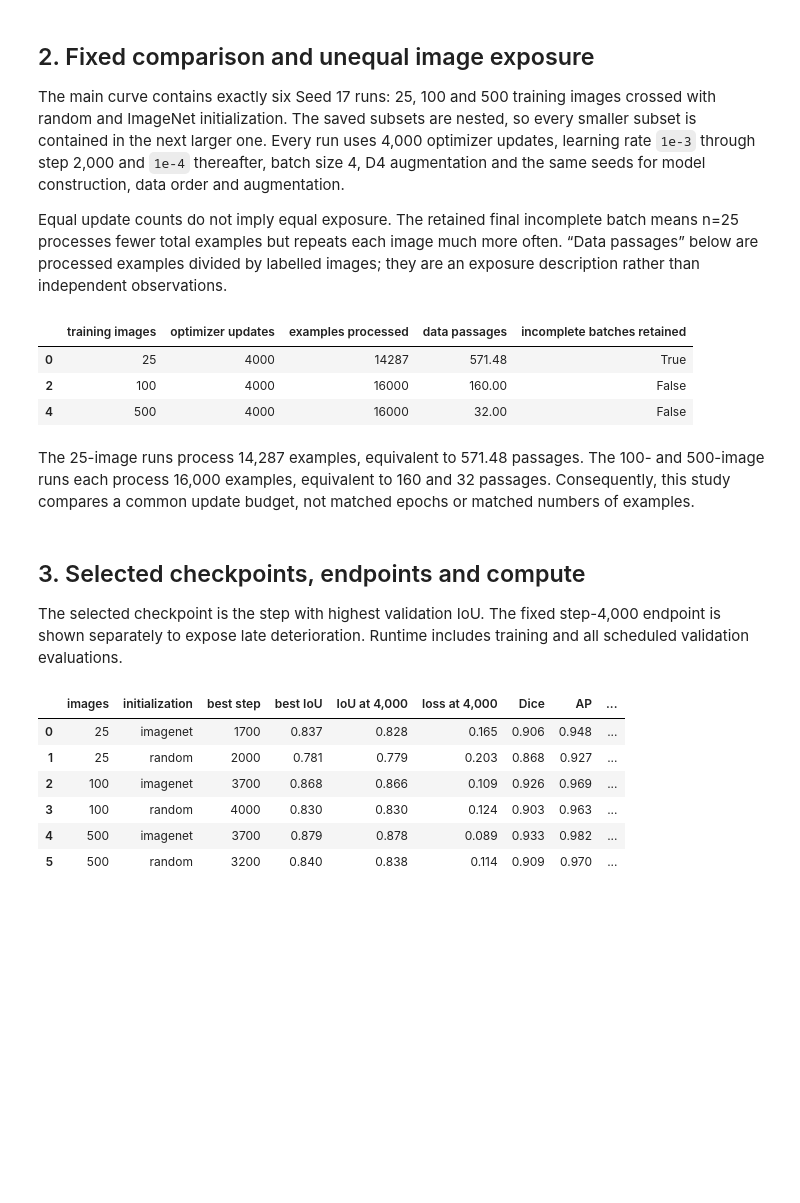
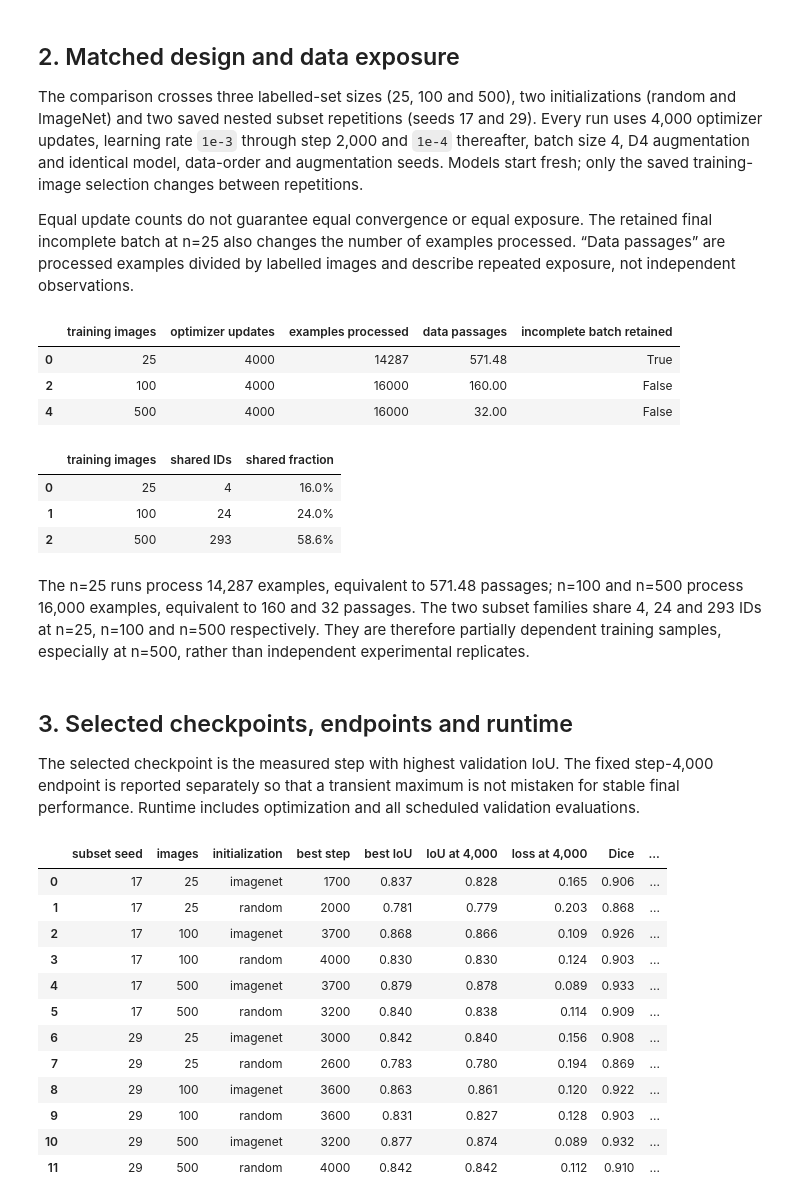
Before and after one commit to manuelmiddendorf/data-efficient-roof-segmentation, a Jupyter notebook: notebooks/04_data_efficiency.ipynb, the cells around one changed output. Cells and saved outputs as stored; diff of their text form; code cells hidden in the pictures; blank space fills up the shorter version.

```diff
--- a/notebooks/04_data_efficiency.ipynb
+++ b/notebooks/04_data_efficiency.ipynb
@@ -11,9 +11,9 @@ The primary metric is mean per-image roof intersection over union (IoU) at proba
 # %% [markdown]
-## 2. Fixed comparison and unequal image exposure
+## 2. Matched design and data exposure
 
-The main curve contains exactly six Seed 17 runs: 25, 100 and 500 training images crossed with random and ImageNet initialization. The saved subsets are nested, so every smaller subset is contained in the next larger one. Every run uses 4,000 optimizer updates, learning rate `1e-3` through step 2,000 and `1e-4` thereafter, batch size 4, D4 augmentation and the same seeds for model construction, data order and augmentation.
+The comparison crosses three labelled-set sizes (25, 100 and 500), two initializations (random and ImageNet) and two saved nested subset repetitions (seeds 17 and 29). Every run uses 4,000 optimizer updates, learning rate `1e-3` through step 2,000 and `1e-4` thereafter, batch size 4, D4 augmentation and identical model, data-order and augmentation seeds. Models start fresh; only the saved training-image selection changes between repetitions.
 
-Equal update counts do not imply equal exposure. The retained final incomplete batch means n=25 processes fewer total examples but repeats each image much more often. “Data passages” below are processed examples divided by labelled images; they are an exposure description rather than independent observations.
+Equal update counts do not guarantee equal convergence or equal exposure. The retained final incomplete batch at n=25 also changes the number of examples processed. “Data passages” are processed examples divided by labelled images and describe repeated exposure, not independent observations.
 # %%
 from pathlib import Path
 
@@ -31,40 +33,54 @@ exposure = (RESULTS[[
 display(exposure.rename(columns={
     'training_size': 'training images', 'updates': 'optimizer updates',
     'examples_processed': 'examples processed', 'data_passages': 'data passages',
-    'incomplete_batches_retained': 'incomplete batches retained',
+    'incomplete_batches_retained': 'incomplete batch retained',
 }).style.format({'data passages': '{:.2f}'}))
+display(OVERLAP.rename(columns={
+    'training_size': 'training images', 'shared_training_ids': 'shared IDs',
+    'share_of_each_subset': 'shared fraction',
+}).style.format({'shared fraction': '{:.1%}'}))
 # %% [output]
-|  | training images | optimizer updates | examples processed | data passages | incomplete batches retained |
+|  | training images | optimizer updates | examples processed | data passages | incomplete batch retained |
 | 0 | 25 | 4000 | 14287 | 571.48 | True |
 | 2 | 100 | 4000 | 16000 | 160.00 | False |
 | 4 | 500 | 4000 | 16000 | 32.00 | False |
+|  | training images | shared IDs | shared fraction |
+| 0 | 25 | 4 | 16.0% |
+| 1 | 100 | 24 | 24.0% |
+| 2 | 500 | 293 | 58.6% |
 # %% [markdown]
-The 25-image runs process 14,287 examples, equivalent to 571.48 passages. The 100- and 500-image runs each process 16,000 examples, equivalent to 160 and 32 passages. Consequently, this study compares a common update budget, not matched epochs or matched numbers of examples.
+The n=25 runs process 14,287 examples, equivalent to 571.48 passages; n=100 and n=500 process 16,000 examples, equivalent to 160 and 32 passages. The two subset families share 4, 24 and 293 IDs at n=25, n=100 and n=500 respectively. They are therefore partially dependent training samples, especially at n=500, rather than independent experimental replicates.
 # %% [markdown]
-## 3. Selected checkpoints, endpoints and compute
+## 3. Selected checkpoints, endpoints and runtime
 
-The selected checkpoint is the step with highest validation IoU. The fixed step-4,000 endpoint is shown separately to expose late deterioration. Runtime includes training and all scheduled validation evaluations.
+The selected checkpoint is the measured step with highest validation IoU. The fixed step-4,000 endpoint is reported separately so that a transient maximum is not mistaken for stable final performance. Runtime includes optimization and all scheduled validation evaluations.
 # %%
 result_columns = {
-    'training_size': 'images', 'initialization': 'initialization',
-    'best_step': 'best step', 'best_validation_iou': 'best IoU',
-    'iou_step_4000': 'IoU at 4,000',
+    'subset_seed': 'subset seed', 'training_size': 'images',
+    'initialization': 'initialization', 'best_step': 'best step',
+    'best_validation_iou': 'best IoU', 'iou_step_4000': 'IoU at 4,000',
     'validation_loss_step_4000': 'loss at 4,000',
     'selected_validation_dice': 'Dice', 'selected_validation_ap': 'AP',
-    'training_minutes': 'training min', 'total_minutes': 'total min',
+    'total_minutes': 'total min',
 }
 display(RESULTS[list(result_columns)].rename(columns=result_columns).style.format({
     'best IoU': '{:.3f}', 'IoU at 4,000': '{:.3f}', 'loss at 4,000': '{:.3f}',
-    'Dice': '{:.3f}', 'AP': '{:.3f}', 'training min': '{:.1f}', 'total min': '{:.1f}',
+    'Dice': '{:.3f}', 'AP': '{:.3f}', 'total min': '{:.1f}',
 }))
 # %% [output]
-|  | images | initialization | best step | best IoU | IoU at 4,000 | loss at 4,000 | Dice | AP | ... |
-| 0 | 25 | imagenet | 1700 | 0.837 | 0.828 | 0.165 | 0.906 | 0.948 | ... |
-| 1 | 25 | random | 2000 | 0.781 | 0.779 | 0.203 | 0.868 | 0.927 | ... |
-| 2 | 100 | imagenet | 3700 | 0.868 | 0.866 | 0.109 | 0.926 | 0.969 | ... |
-| 3 | 100 | random | 4000 | 0.830 | 0.830 | 0.124 | 0.903 | 0.963 | ... |
-| 4 | 500 | imagenet | 3700 | 0.879 | 0.878 | 0.089 | 0.933 | 0.982 | ... |
-| 5 | 500 | random | 3200 | 0.840 | 0.838 | 0.114 | 0.909 | 0.970 | ... |
+|  | subset seed | images | initialization | best step | best IoU | IoU at 4,000 | loss at 4,000 | Dice | ... |
+| 0 | 17 | 25 | imagenet | 1700 | 0.837 | 0.828 | 0.165 | 0.906 | ... |
+| 1 | 17 | 25 | random | 2000 | 0.781 | 0.779 | 0.203 | 0.868 | ... |
+| 2 | 17 | 100 | imagenet | 3700 | 0.868 | 0.866 | 0.109 | 0.926 | ... |
+| 3 | 17 | 100 | random | 4000 | 0.830 | 0.830 | 0.124 | 0.903 | ... |
+| 4 | 17 | 500 | imagenet | 3700 | 0.879 | 0.878 | 0.089 | 0.933 | ... |
+| 5 | 17 | 500 | random | 3200 | 0.840 | 0.838 | 0.114 | 0.909 | ... |
+| 6 | 29 | 25 | imagenet | 3000 | 0.842 | 0.840 | 0.156 | 0.908 | ... |
+| 7 | 29 | 25 | random | 2600 | 0.783 | 0.780 | 0.194 | 0.869 | ... |
+| 8 | 29 | 100 | imagenet | 3600 | 0.863 | 0.861 | 0.120 | 0.922 | ... |
+| 9 | 29 | 100 | random | 3600 | 0.831 | 0.827 | 0.128 | 0.903 | ... |
+| 10 | 29 | 500 | imagenet | 3200 | 0.877 | 0.874 | 0.089 | 0.932 | ... |
+| 11 | 29 | 500 | random | 4000 | 0.842 | 0.842 | 0.112 | 0.910 | ... |
 # %%
 display(Image(filename=ROOT / 'reports/figures/data_efficiency_summary.png'))
 # %% [output]
```
Also changed, not shown: parts of 25 cells of this notebook, 20 other files.
